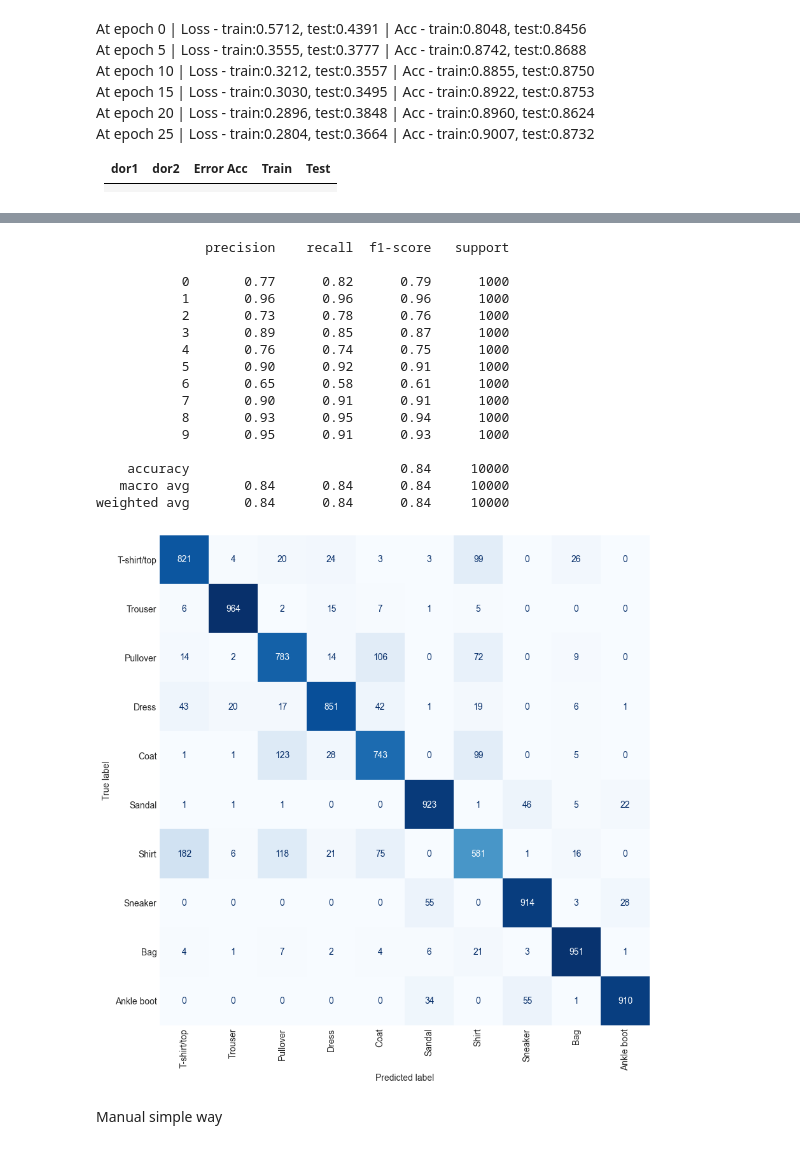
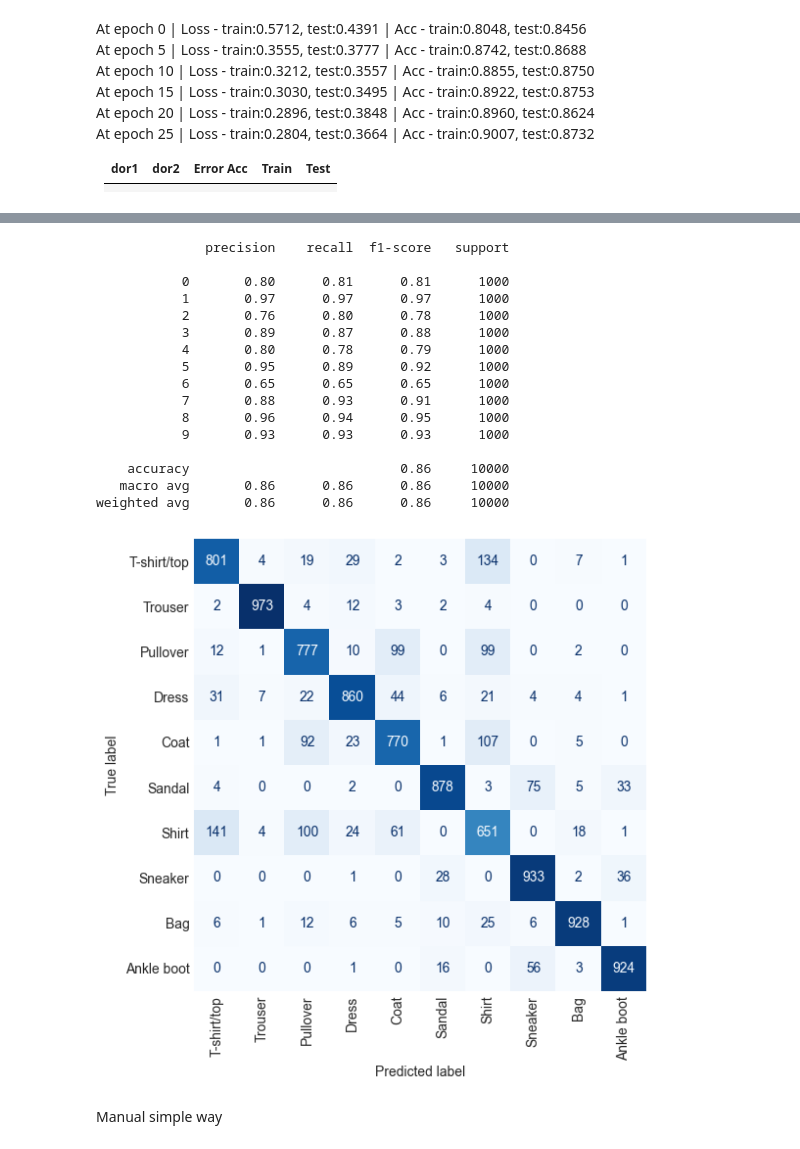
Before and after one commit to KunalKurve/Deep-Learning, a Jupyter notebook: Lecture/Day 7/Fashion_SIngleton_pytorch_batch_normalization.ipynb, the cells around one changed output, grey strips where cells are left out. Drawn from its saved outputs; the diff is of its cells as text; code cells hidden in the pictures.

```diff
--- a/Lecture/Day 7/Fashion_SIngleton_pytorch_batch_normalization.ipynb
+++ b/Lecture/Day 7/Fashion_SIngleton_pytorch_batch_normalization.ipynb
@@ -45,7 +56,7 @@ RANDOM_STATE = 24 # for initialization ----- REMEMBER: to remove at the time of
 np.random.seed(RANDOM_STATE)
 rng = np.random.default_rng(seed = RANDOM_STATE) # Set Random Seed for reproducible  results
 
-EPOCHS = 25 # number of epochs
+EPOCHS = 30 # number of epochs
 BATCH_SIZE = 32
 ALPHA = 0.001 # learning rate
 TEST_SIZE = 0.2
@@ -484,33 +499,33 @@ print(classification_report(y_test, y_pred ))
 # %% [output]
               precision    recall  f1-score   support
 
-           0       0.77      0.82      0.79      1000
-           1       0.96      0.96      0.96      1000
-           2       0.73      0.78      0.76      1000
-           3       0.89      0.85      0.87      1000
-           4       0.76      0.74      0.75      1000
-           5       0.90      0.92      0.91      1000
-           6       0.65      0.58      0.61      1000
-           7       0.90      0.91      0.91      1000
-           8       0.93      0.95      0.94      1000
-           9       0.95      0.91      0.93      1000
+           0       0.80      0.81      0.81      1000
+           1       0.97      0.97      0.97      1000
+           2       0.76      0.80      0.78      1000
+           3       0.89      0.87      0.88      1000
+           4       0.80      0.78      0.79      1000
+           5       0.95      0.89      0.92      1000
+           6       0.65      0.65      0.65      1000
+           7       0.88      0.93      0.91      1000
+           8       0.96      0.94      0.95      1000
+           9       0.93      0.93      0.93      1000
 
-    accuracy                           0.84     10000
-   macro avg       0.84      0.84      0.84     10000
-weighted avg       0.84      0.84      0.84     10000
+    accuracy                           0.86     10000
+   macro avg       0.86      0.86      0.86     10000
+weighted avg       0.86      0.86      0.86     10000
 # %%
 cm  = confusion_matrix(y_test, y_pred)
 
 disp = ConfusionMatrixDisplay(confusion_matrix=cm,
                               display_labels=class_labels.values())
 
-fig, ax = plt.subplots(figsize = (10,10))
+fig, ax = plt.subplots(figsize = (6,6))
 
 disp.plot(ax = ax, cmap = 'Blues', xticks_rotation = 'vertical', colorbar=False)
 plt.grid(False)
 plt.show();
 # %% [output]
-[figure, old version]
+[figure, new version]
 # %% [markdown]
 Manual simple way
 # %%
```
Also changed, not shown: parts of 12 cells of this notebook, 2 other files.
